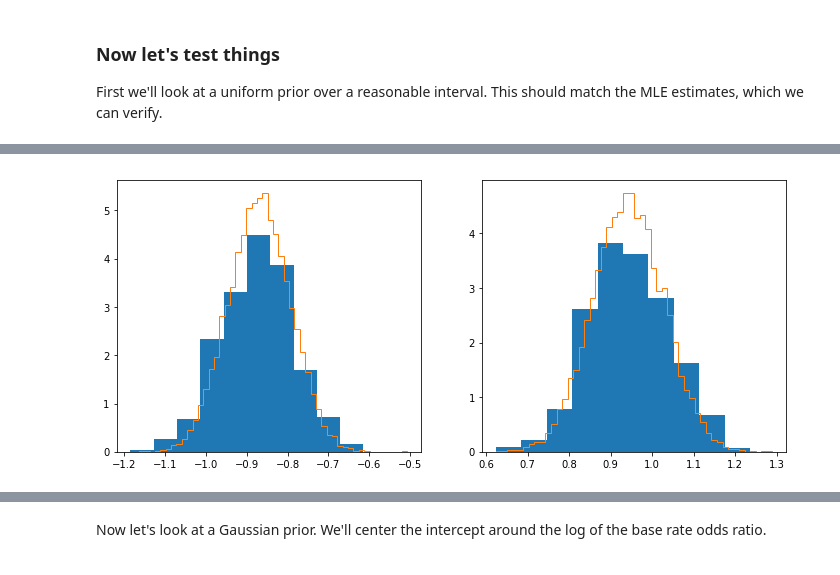
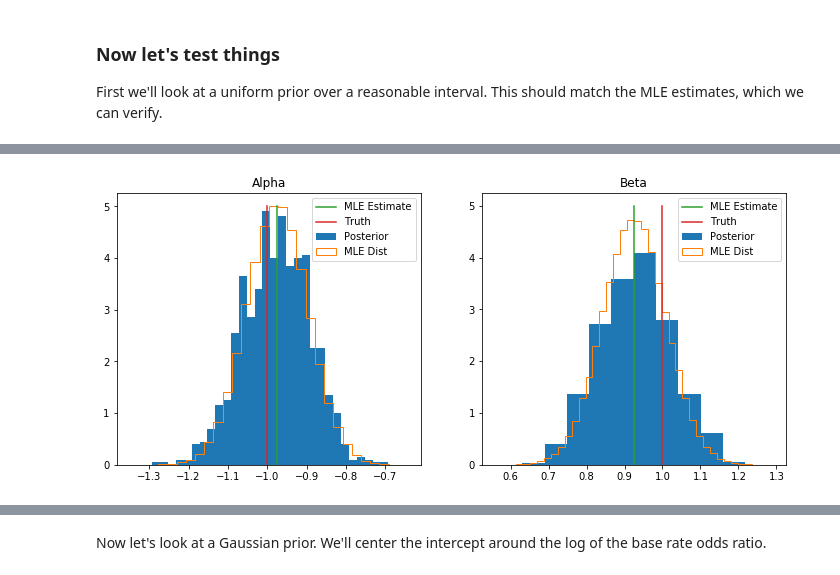
Before and after one commit to briandalessandro/explorations, a Jupyter notebook: Bayes/MCMC/Logistic_Regression_MCMC.ipynb, the cells around one changed output, grey strips where cells are left out. Saved outputs shown, nothing was run; the diff lists cells and outputs as text; code cells hidden in the pictures.

```diff
--- a/Bayes/MCMC/Logistic_Regression_MCMC.ipynb
+++ b/Bayes/MCMC/Logistic_Regression_MCMC.ipynb
@@ -209,22 +218,31 @@ Logit Regression Results
 # %%
 #Plot posteriors for alpha and beta along with MLE estimates
-
+last = 1000
 def make_some_plots(mh_i, lr_i):
-    last = 750
+    last = 1000
     fig = plt.figure(figsize = (12,5))
     fig.add_subplot(121)
-    h = plt.hist(np.array(mh_i.accepted)[-last:,0], density=True)
-    h = plt.hist(np.random.normal(lr_i.params[0], lr_i.bse[0], 10000), bins = 50,
-             density=True, histtype='step')
+    h = plt.hist(np.array(mh_i.accepted)[-last:,0], density=True, bins=30, label='Posterior')
+    h = plt.hist(np.random.normal(lr_i.params[0], lr_i.bse[0], 100000), bins = 30,
+             density=True, histtype='step', label='MLE Dist')
+    plt.plot(np.ones(2)*lr_i.params[0],[0,5], label='MLE Estimate')
+    plt.plot(np.ones(2)*-1,[0,5], label='Truth')
+    plt.title('Alpha')
+    plt.legend()
+
 
     fig.add_subplot(122)
-    h = plt.hist(np.array(mh_i.accepted)[-last:,1], density=True)
-    h = plt.hist(np.random.normal(lr_i.params[1], lr_i.bse[1], 10000), bins = 50,
-             density=True, histtype='step')
+    h = plt.hist(np.array(mh_i.accepted)[-last:,1], density=True, label='Posterior')
+    h = plt.hist(np.random.normal(lr_i.params[1], lr_i.bse[1], 100000), bins = 40,
+             density=True, histtype='step', label='MLE Dist')
+    plt.plot(np.ones(2)*lr_i.params[1],[0,5], label='MLE Estimate')
+    plt.plot(np.ones(2)*1,[0,5], label='Truth')
+    plt.title('Beta')
+    plt.legend()
 
 make_some_plots(mh1, lr1)
 # %% [output]
-[figure, old version]
+[figure, new version]
 # %%
 np.median(np.array(mh1.accepted)[-last:,0]), np.median(np.array(mh1.accepted)[-last:,1])
 # %% [output]
```
Also changed, not shown: parts of 20 cells of this notebook.
